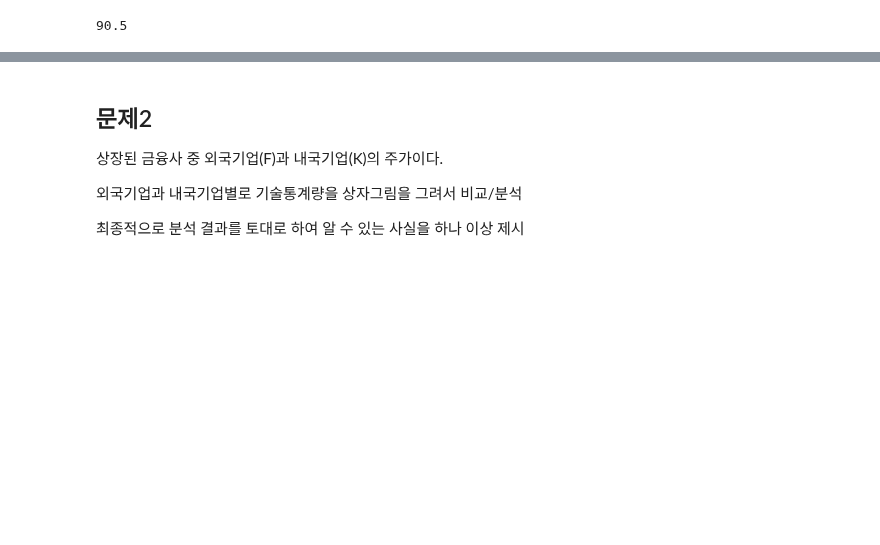
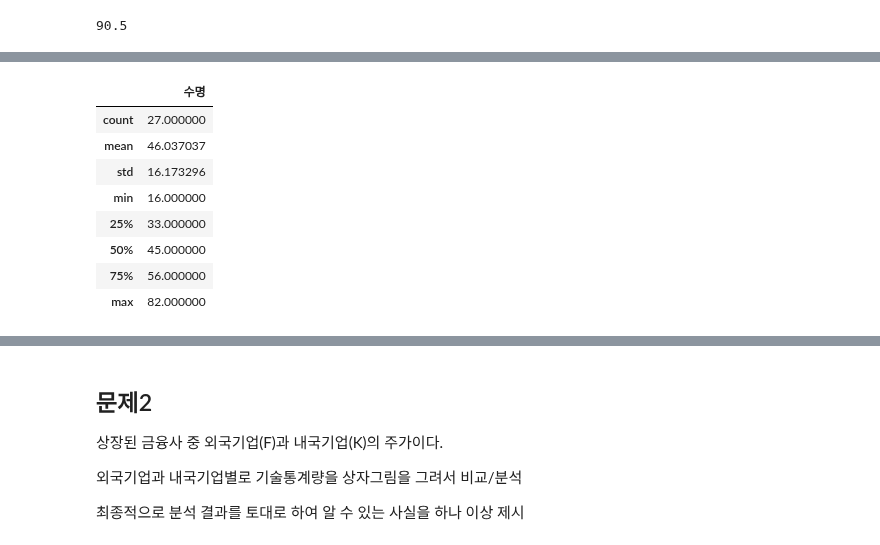
Before and after one commit to jaekim3220/jupyter, a Jupyter notebook: D. 탐색적 데이터 분석/02. 기술통계/연습문제(1).ipynb, the cells around one changed output, grey strips where cells are left out. Cells and saved outputs as stored; diff of their text form; code cells hidden in the pictures; blank space fills up the shorter version.

```diff
--- a/D. 탐색적 데이터 분석/02. 기술통계/연습문제(1).ipynb
+++ b/D. 탐색적 데이터 분석/02. 기술통계/연습문제(1).ipynb
@@ -127,0 +152,12 @@ print(상한)
+# %%
+df1.describe()
+# %% [output]
+|  | 수명 |
+| count | 27.000000 |
+| mean | 46.037037 |
+| std | 16.173296 |
+| min | 16.000000 |
+| 25% | 33.000000 |
+| 50% | 45.000000 |
+| 75% | 56.000000 |
+| max | 82.000000 |
```
Also changed, not shown: parts of 5 cells of this notebook, 5 other files.
